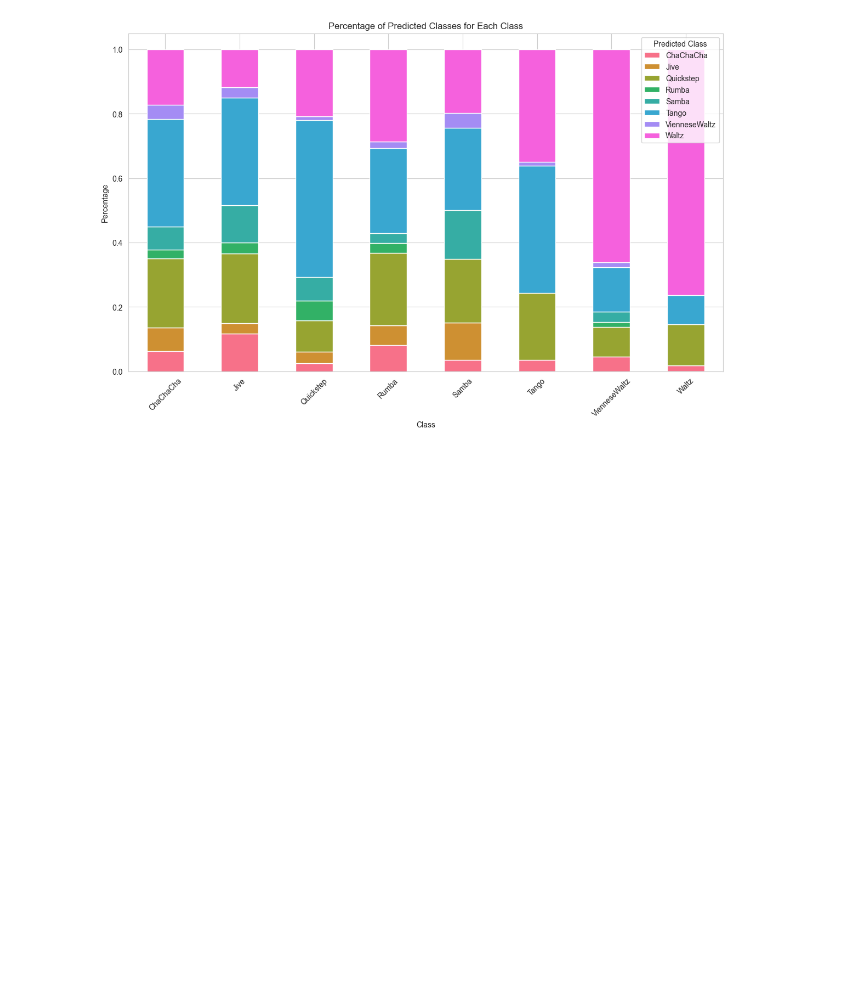
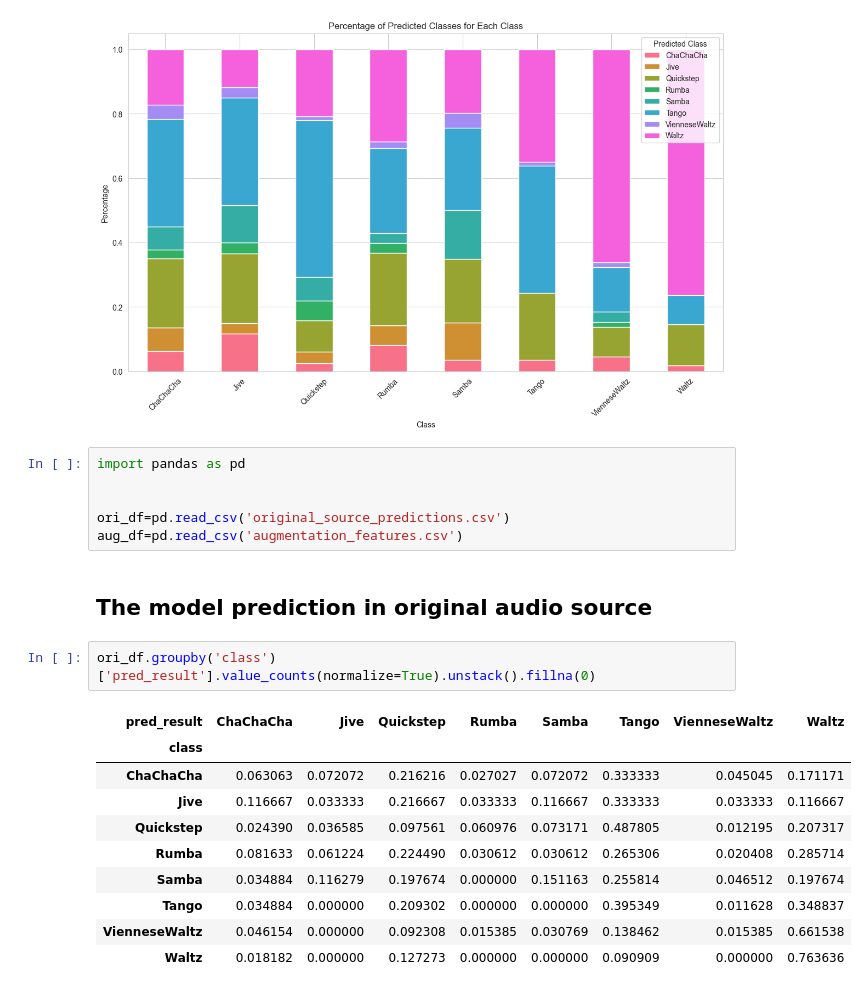
Before and after one commit to D3auuvc/xai_music, a Jupyter notebook: LIME/analysis_model_in_audio.ipynb, the cells around one changed output. Drawn from its saved outputs; the diff is of its cells as text; blank space fills up the shorter version.

Commit message:
[Add] Added percentage of prediction in original and augmentation

```diff
--- a/LIME/analysis_model_in_audio.ipynb
+++ b/LIME/analysis_model_in_audio.ipynb
@@ -77,3 +77,24 @@ def plot_bar_chart_by_class(df):
 plot_bar_chart_by_class(wav_files_df)
 # %% [output]
 [figure]
+# %%
+import pandas as pd
+
+
+ori_df=pd.read_csv('original_source_predictions.csv')
+aug_df=pd.read_csv('augmentation_features.csv')
+# %% [markdown]
+## The model prediction in original audio source
+# %%
+ori_df.groupby('class')['pred_result'].value_counts(normalize=True).unstack().fillna(0)
+# %% [output]
+| pred_result | ChaChaCha | Jive | Quickstep | Rumba | Samba | Tango | VienneseWaltz | Waltz |
+| class |  |  |  |  |  |  |  |  |
+| ChaChaCha | 0.063063 | 0.072072 | 0.216216 | 0.027027 | 0.072072 | 0.333333 | 0.045045 | 0.171171 |
+| Jive | 0.116667 | 0.033333 | 0.216667 | 0.033333 | 0.116667 | 0.333333 | 0.033333 | 0.116667 |
+| Quickstep | 0.024390 | 0.036585 | 0.097561 | 0.060976 | 0.073171 | 0.487805 | 0.012195 | 0.207317 |
+| Rumba | 0.081633 | 0.061224 | 0.224490 | 0.030612 | 0.030612 | 0.265306 | 0.020408 | 0.285714 |
+| Samba | 0.034884 | 0.116279 | 0.197674 | 0.000000 | 0.151163 | 0.255814 | 0.046512 | 0.197674 |
+| Tango | 0.034884 | 0.000000 | 0.209302 | 0.000000 | 0.000000 | 0.395349 | 0.011628 | 0.348837 |
+| VienneseWaltz | 0.046154 | 0.000000 | 0.092308 | 0.015385 | 0.030769 | 0.138462 | 0.015385 | 0.661538 |
+| Waltz | 0.018182 | 0.000000 | 0.127273 | 0.000000 | 0.000000 | 0.090909 | 0.000000 | 0.763636 |
```
Also changed, not shown: parts of 2 cells of this notebook.
